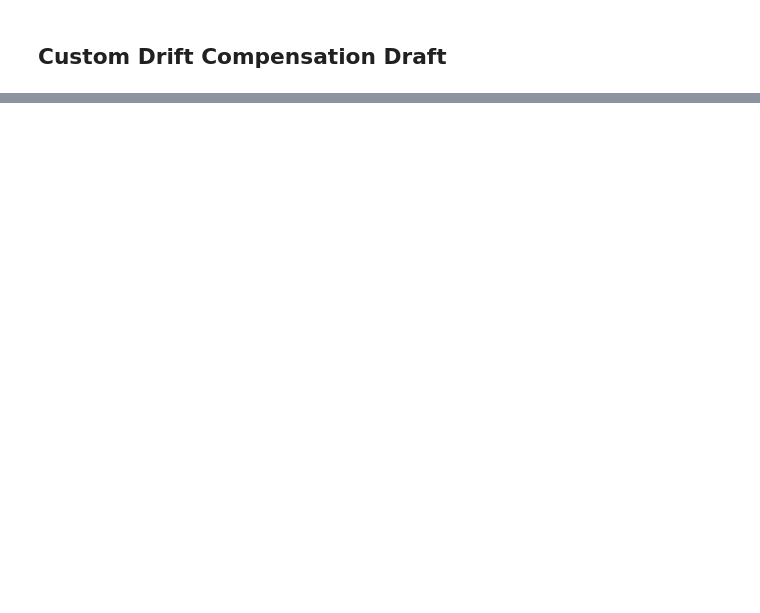
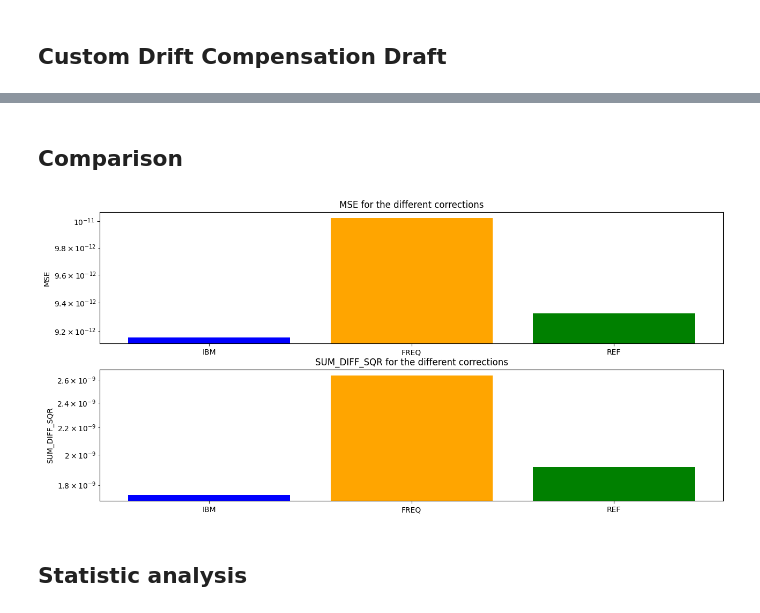
Before and after one commit to ApprehensiveKnee/aihwkit, a Jupyter notebook: sandbox/utils/drift_compensation.ipynb, the cells around one changed output, grey strips where cells are left out. Saved outputs shown, nothing was run; the diff lists cells and outputs as text; code cells hidden in the pictures; blank space fills up the shorter version.

```diff
--- a/sandbox/utils/drift_compensation.ipynb
+++ b/sandbox/utils/drift_compensation.ipynb
@@ -393,0 +695,22 @@ plt.show()
+# %% [markdown]
+## Comparison
+# %%
+
+
+# plot the difference between the MSE errors for the 3 corrections
+fig, ax = plt.subplots(2,1, figsize=(15,7))
+
+ax[0].bar(["IBM", "FREQ", "REF"], [compute_MSE(currents, currents_drift_corrected_IBM, verbose=False), compute_MSE(currents, currents_drift_corrected_freq, verbose=False), compute_MSE(currents, corrected_currents_for_MSE, verbose=False)], color = ['blue', 'orange', 'green'])
+ax[0].set_ylabel("MSE")
+ax[0].set_title("MSE for the different corrections")
+ax[0].set_yscale('log')
+
+
+ax[1].bar(["IBM", "FREQ", "REF"], [compute_SUM_DIFF_SQR(currents, currents_drift_corrected_IBM, verbose=False), compute_SUM_DIFF_SQR(currents, currents_drift_corrected_freq, verbose=False), compute_SUM_DIFF_SQR(currents, corrected_currents_for_MSE, verbose=False)], color = ['blue', 'orange', 'green'])
+ax[1].set_ylabel("SUM_DIFF_SQR")
+ax[1].set_title("SUM_DIFF_SQR for the different corrections")
+ax[1].set_yscale('log')
+# %% [output]
+[figure, added]
+# %% [markdown]
+## Statistic analysis
```
Also changed, not shown: parts of 18 cells of this notebook, 12 other files.
